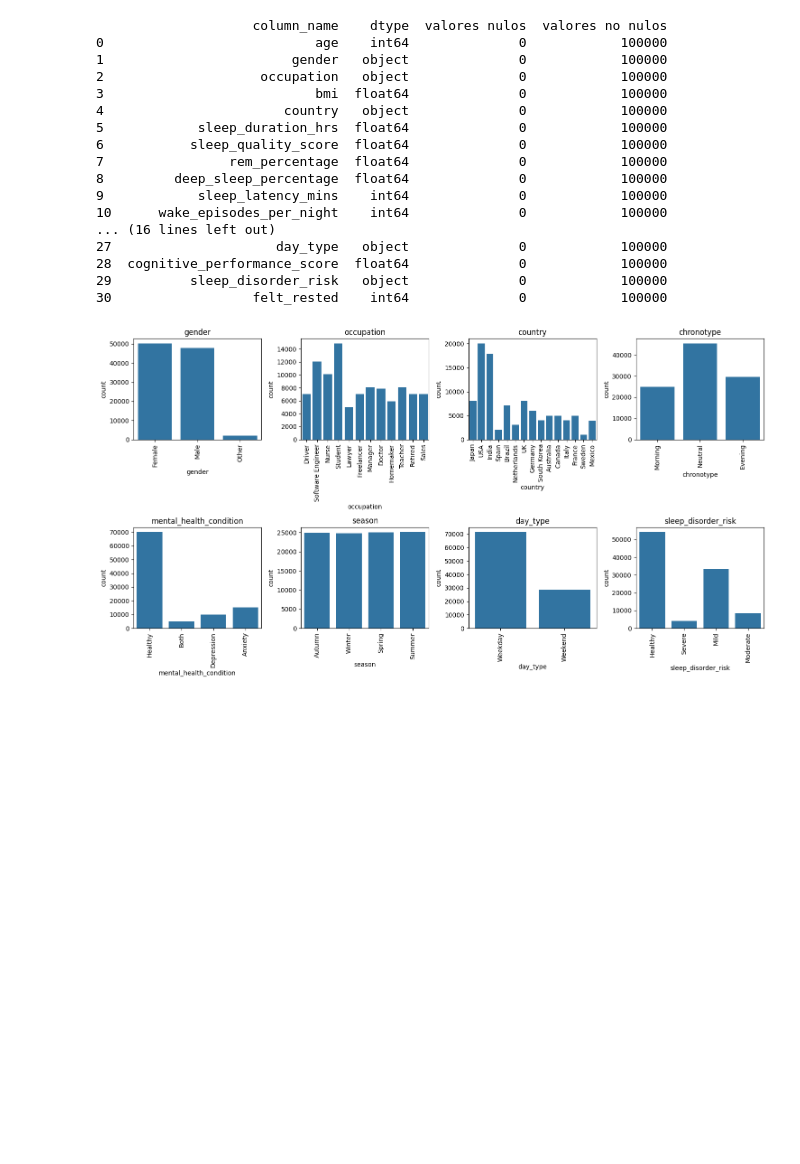
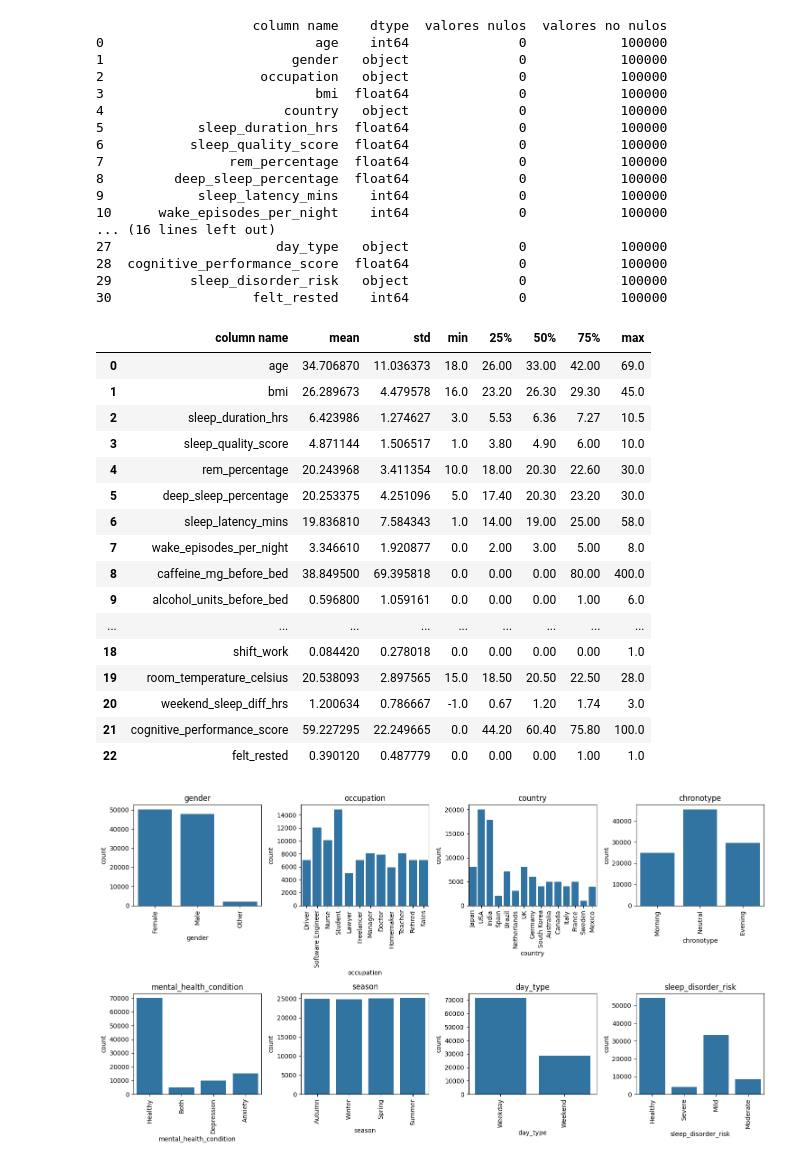
Before and after one commit to cinna-vk/iaa-pia, a Jupyter notebook: PIA_IAA.ipynb, the cells around one changed output. Cells and saved outputs as stored; diff of their text form; code cells hidden in the pictures; blank space fills up the shorter version.

```diff
--- a/PIA_IAA.ipynb
+++ b/PIA_IAA.ipynb
@@ -56,6 +25,6 @@ df.describe()
 # %%
 tabla_info = pd.DataFrame({
-    'column_name': df.columns,
+    'column name': df.columns,
     'dtype': df.dtypes.values,
     'valores nulos': df.isnull().sum().values,
     'valores no nulos': df.notnull().sum().values
@@ -64,7 +33,7 @@ tabla_info = pd.DataFrame({
 print(tabla_info)
 #tabla_info.to_excel("tabla_info.xlsx", index=False)
 # %% [output]
-                    column_name    dtype  valores nulos  valores no nulos
+                    column name    dtype  valores nulos  valores no nulos
 0                           age    int64              0            100000
 1                        gender   object              0            100000
 2                    occupation   object              0            100000
@@ -81,6 +50,38 @@ print(tabla_info)
 28  cognitive_performance_score  float64              0            100000
 29          sleep_disorder_risk   object              0            100000
 30                  felt_rested    int64              0            100000
+# %%
+df_describe = pd.DataFrame({
+    'column name': df.describe().columns,
+    'mean': df.describe().loc['mean'].values,
+    'std': df.describe().loc['std'].values,
+    'min': df.describe().loc['min'].values,
+    '25%': df.describe().loc['25%'].values,
+    '50%': df.describe().loc['50%'].values,
+    '75%': df.describe().loc['75%'].values,
+    'max': df.describe().loc['max'].values
+})
+
+#print(df_describe)
+df_describe
+# %% [output]
+|  | column name | mean | std | min | 25% | 50% | 75% | max |
+| 0 | age | 34.706870 | 11.036373 | 18.0 | 26.00 | 33.00 | 42.00 | 69.0 |
+| 1 | bmi | 26.289673 | 4.479578 | 16.0 | 23.20 | 26.30 | 29.30 | 45.0 |
+| 2 | sleep_duration_hrs | 6.423986 | 1.274627 | 3.0 | 5.53 | 6.36 | 7.27 | 10.5 |
+| 3 | sleep_quality_score | 4.871144 | 1.506517 | 1.0 | 3.80 | 4.90 | 6.00 | 10.0 |
+| 4 | rem_percentage | 20.243968 | 3.411354 | 10.0 | 18.00 | 20.30 | 22.60 | 30.0 |
+| 5 | deep_sleep_percentage | 20.253375 | 4.251096 | 5.0 | 17.40 | 20.30 | 23.20 | 30.0 |
+| 6 | sleep_latency_mins | 19.836810 | 7.584343 | 1.0 | 14.00 | 19.00 | 25.00 | 58.0 |
+| 7 | wake_episodes_per_night | 3.346610 | 1.920877 | 0.0 | 2.00 | 3.00 | 5.00 | 8.0 |
+| 8 | caffeine_mg_before_bed | 38.849500 | 69.395818 | 0.0 | 0.00 | 0.00 | 80.00 | 400.0 |
+| 9 | alcohol_units_before_bed | 0.596800 | 1.059161 | 0.0 | 0.00 | 0.00 | 1.00 | 6.0 |
+| ... | ... | ... | ... | ... | ... | ... | ... | ... |
+| 18 | shift_work | 0.084420 | 0.278018 | 0.0 | 0.00 | 0.00 | 0.00 | 1.0 |
+| 19 | room_temperature_celsius | 20.538093 | 2.897565 | 15.0 | 18.50 | 20.50 | 22.50 | 28.0 |
+| 20 | weekend_sleep_diff_hrs | 1.200634 | 0.786667 | -1.0 | 0.67 | 1.20 | 1.74 | 3.0 |
+| 21 | cognitive_performance_score | 59.227295 | 22.249665 | 0.0 | 44.20 | 60.40 | 75.80 | 100.0 |
+| 22 | felt_rested | 0.390120 | 0.487779 | 0.0 | 0.00 | 0.00 | 1.00 | 1.0 |
 # %%
 # analisis categoricos
 categorical_cols = df.select_dtypes(include=["object"]).columns
```
Also changed, not shown: parts of 16 cells of this notebook.
